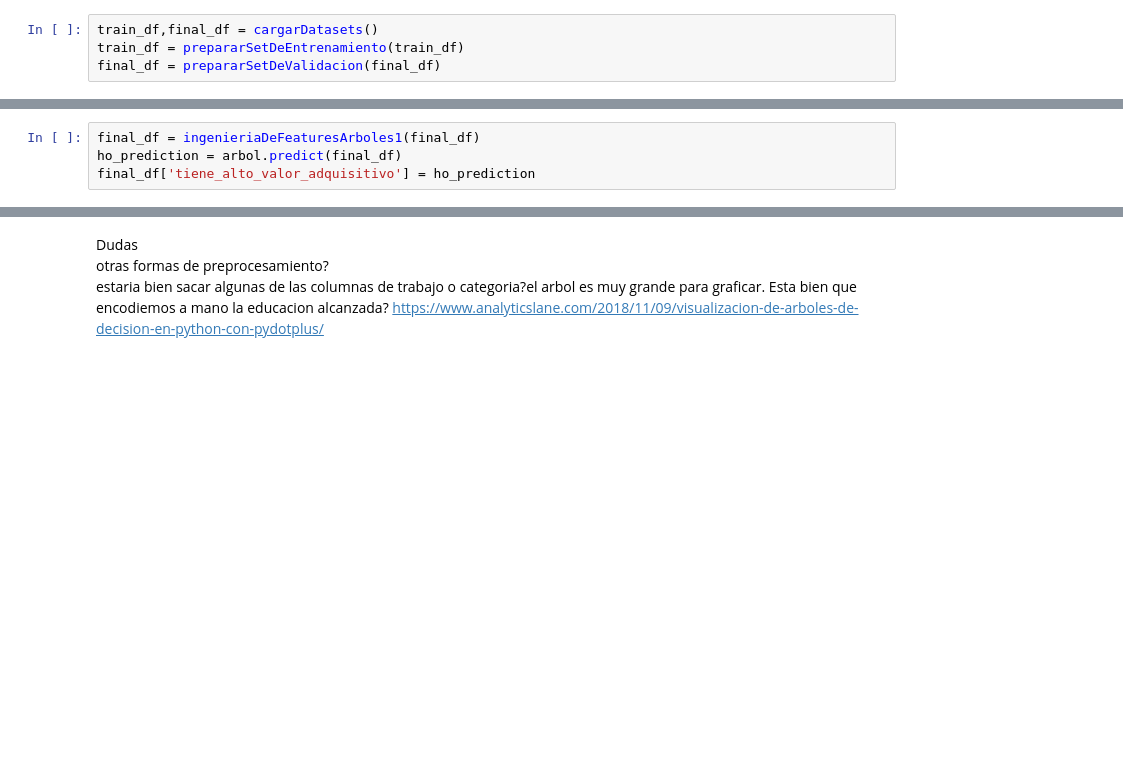
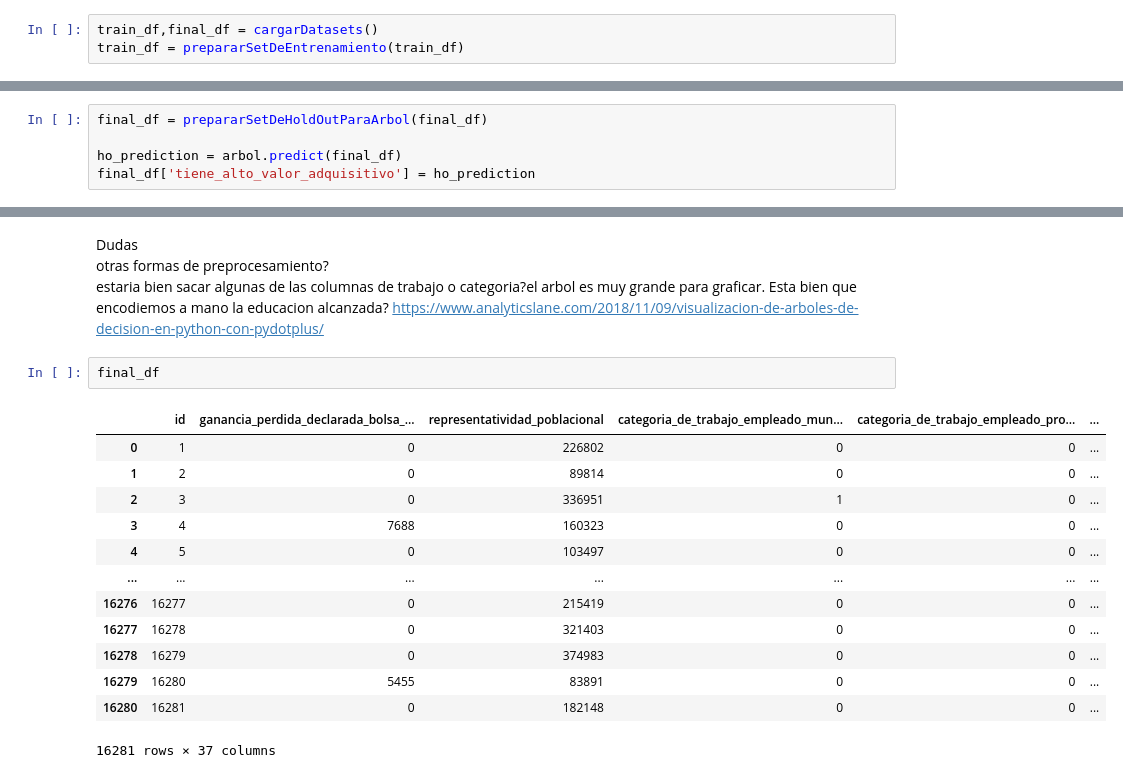
Before and after one commit to solfonte/TP1-OrganizacionDeDatos, a Jupyter notebook: parte_2/ArbolDeDecision.ipynb, the cells around one changed output, grey strips where cells are left out. Drawn from its saved outputs; the diff is of its cells as text; blank space fills up the shorter version.

Commit message:
agrego predicciones sobre el set de holdout para el arbol

```diff
--- a/parte_2/ArbolDeDecision.ipynb
+++ b/parte_2/ArbolDeDecision.ipynb
@@ -24,7 +24,6 @@ Cargamos los datasets y los preparamos para usar.
 # %%
 train_df,final_df = cargarDatasets()
 train_df = prepararSetDeEntrenamiento(train_df)
-final_df = prepararSetDeValidacion(final_df)
 # %%
 X,y,df,y_encoder = ingenieriaDeFeaturesArboles1(train_df)
 X_reducido,y_reducido,df_reducido,y_encoder_reducido = ingenieriaDeFeaturesArboles2(train_df)
@@ -174,7 +173,8 @@ graph
 # %% [markdown]
 ## Prediccion sobre el data set de hold out
 # %%
-final_df = ingenieriaDeFeaturesArboles1(final_df)
+final_df = prepararSetDeHoldOutParaArbol(final_df)
+
 ho_prediction = arbol.predict(final_df)
 final_df['tiene_alto_valor_adquisitivo'] = ho_prediction
 # %% [output]
@@ -185,3 +185,19 @@ otras formas de preprocesamiento?
 estaria bien sacar algunas de las columnas de trabajo o categoria?el arbol es muy grande para graficar.
    Esta bien que encodiemos a mano la educacion alcanzada?
 https://www.analyticslane.com/2018/11/09/visualizacion-de-arboles-de-decision-en-python-con-pydotplus/
+# %%
+final_df
+# %% [output]
+|  | id | ganancia_perdida_declarada_bolsa_... | representatividad_poblacional | categoria_de_trabajo_empleado_mun... | categoria_de_trabajo_empleado_pro... | ... |
+| 0 | 1 | 0 | 226802 | 0 | 0 | ... |
+| 1 | 2 | 0 | 89814 | 0 | 0 | ... |
+| 2 | 3 | 0 | 336951 | 1 | 0 | ... |
+| 3 | 4 | 7688 | 160323 | 0 | 0 | ... |
+| 4 | 5 | 0 | 103497 | 0 | 0 | ... |
+| ... | ... | ... | ... | ... | ... | ... |
+| 16276 | 16277 | 0 | 215419 | 0 | 0 | ... |
+| 16277 | 16278 | 0 | 321403 | 0 | 0 | ... |
+| 16278 | 16279 | 0 | 374983 | 0 | 0 | ... |
+| 16279 | 16280 | 5455 | 83891 | 0 | 0 | ... |
+| 16280 | 16281 | 0 | 182148 | 0 | 0 | ... |
+16281 rows × 37 columns
```
Also changed, not shown: parts of 2 cells of this notebook, 1 other file.
